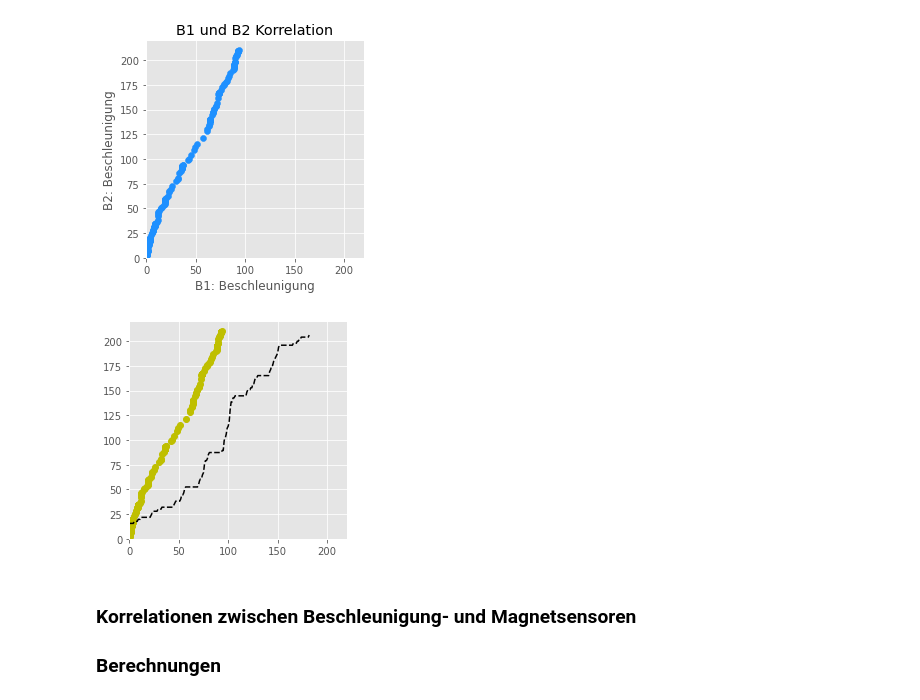
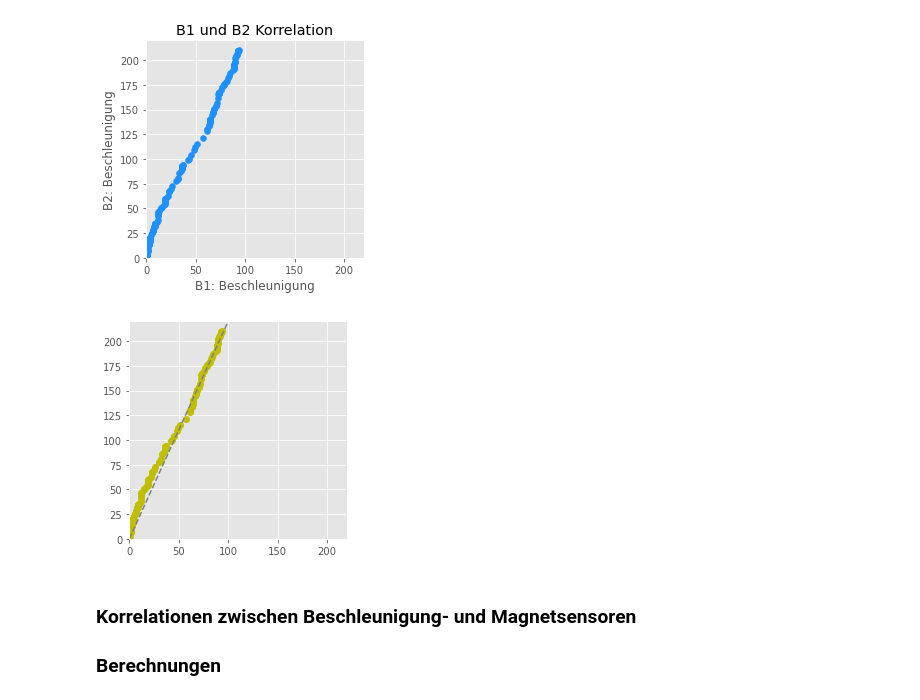
Before and after one commit to phyti1/ds_p4_kompotoi, a Jupyter notebook: Data_aquissation_sensoneo.ipynb, the cells around one changed output. Saved outputs shown, nothing was run; the diff lists cells and outputs as text; code cells hidden in the pictures.

```diff
--- a/Data_aquissation_sensoneo.ipynb
+++ b/Data_aquissation_sensoneo.ipynb
@@ -803,18 +803,21 @@ plt.show()
 # %%
 # versuch Regressionslinie zu erstellen
 x = list(df_poc_b1_count['counter'])
 y = list(df_poc_b2_count['counter'])
 
 coef = np.polyfit(x, y,1)
 poly1d_fn = np.poly1d(coef)
 
-plt.plot(x, y, 'yo', poly1d_fn(x), '--k')
+#plt.plot(x, y, 'yo', poly1d_fn(x), '--k')
+plt.plot(x, y, 'yo')
+plt.axline([0,0], [100,220], color='gray', linestyle='--')
 plt.xlim(0, 220)
 plt.ylim(0, 220)
+plt.savefig('./Jupyter Notebook Grafiken/B1_B2 Korrelation_2.png')
 plt.gca().set_aspect('equal', adjustable='box')
 plt.show()
 # %% [output]
-[figure, old version]
+[figure, new version]
 # %% [markdown]
 ### Korrelationen zwischen Beschleunigung- und Magnetsensoren
 ### Berechnungen
```
Also changed, not shown: parts of 1 cell of this notebook, 3 other files.
